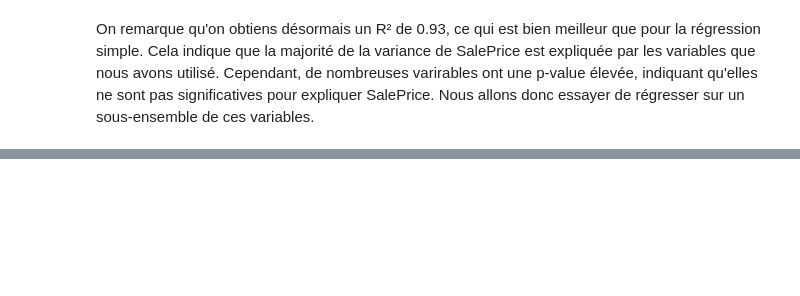
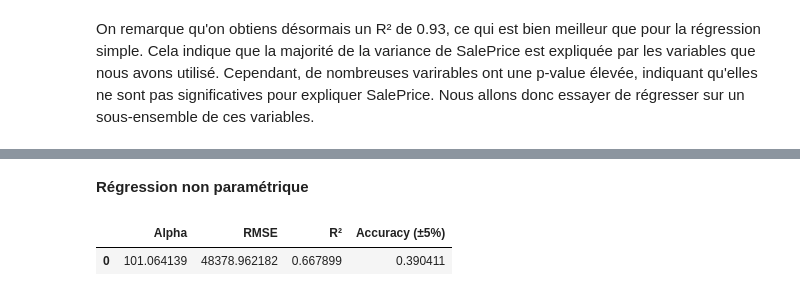
Before and after one commit to Thomas-Fernandes/House-Prices, a Jupyter notebook: Script.ipynb, the cells around one changed output, grey strips where cells are left out. Drawn from its saved outputs; the diff is of its cells as text; code cells hidden in the pictures; blank space fills up the shorter version.

```diff
--- a/Script.ipynb
+++ b/Script.ipynb
@@ -422,0 +401,41 @@ Sans les variables à forte p-value, on obtiens un R² de 0.98, ce qui est très
+# %% [markdown]
+**Régression non paramétrique**
+# %%
+from sklearn.linear_model import LassoCV
+from sklearn.preprocessing import StandardScaler
+
+# Standardisation des données (important pour la régression LASSO)
+scaler = StandardScaler()
+
+# Préparation des données d'entraînement et de test, en excluant la constante ajoutée précédemment
+X_train_scaled = scaler.fit_transform(train_set[significant_variables])
+X_test_scaled = scaler.transform(test_set[significant_variables])
+
+# Ajustement du modèle LASSO avec validation croisée pour choisir le meilleur alpha
+lasso_cv = LassoCV(cv=10, random_state=0, max_iter=10000).fit(X_train_scaled, y_train_significant)
+
+# Prédictions sur l'ensemble de test
+predictions_lasso = lasso_cv.predict(X_test_scaled)
+
+# Calcul du RMSE et du R² sur l'ensemble de test
+rmse_lasso = np.sqrt(mean_squared_error(y_test_significant, predictions_lasso))
+r2_lasso = r2_score(y_test_significant, predictions_lasso)
+
+# Calcul de la précision à ±5% de marge d'erreur
+accuracy_within_5_lasso = calculate_accuracy_within_margin(y_test_significant, predictions_lasso, 5)
+
+# Stockage des résultats pour la régression LASSO
+results_lasso = {
+    'Alpha': lasso_cv.alpha_,
+    'RMSE': rmse_lasso,
+    'R²': r2_lasso,
+    'Accuracy (±5%)': accuracy_within_5_lasso
+}
+
+# Conversion des résultats en DataFrame pour une meilleure lisibilité
+results_lasso_df = pd.DataFrame([results_lasso])
+
+results_lasso_df
+# %% [output]
+|  | Alpha | RMSE | R² | Accuracy (±5%) |
+| 0 | 101.064139 | 48378.962182 | 0.667899 | 0.390411 |
```
Also changed, not shown: parts of 11 cells of this notebook, 3 other files.
